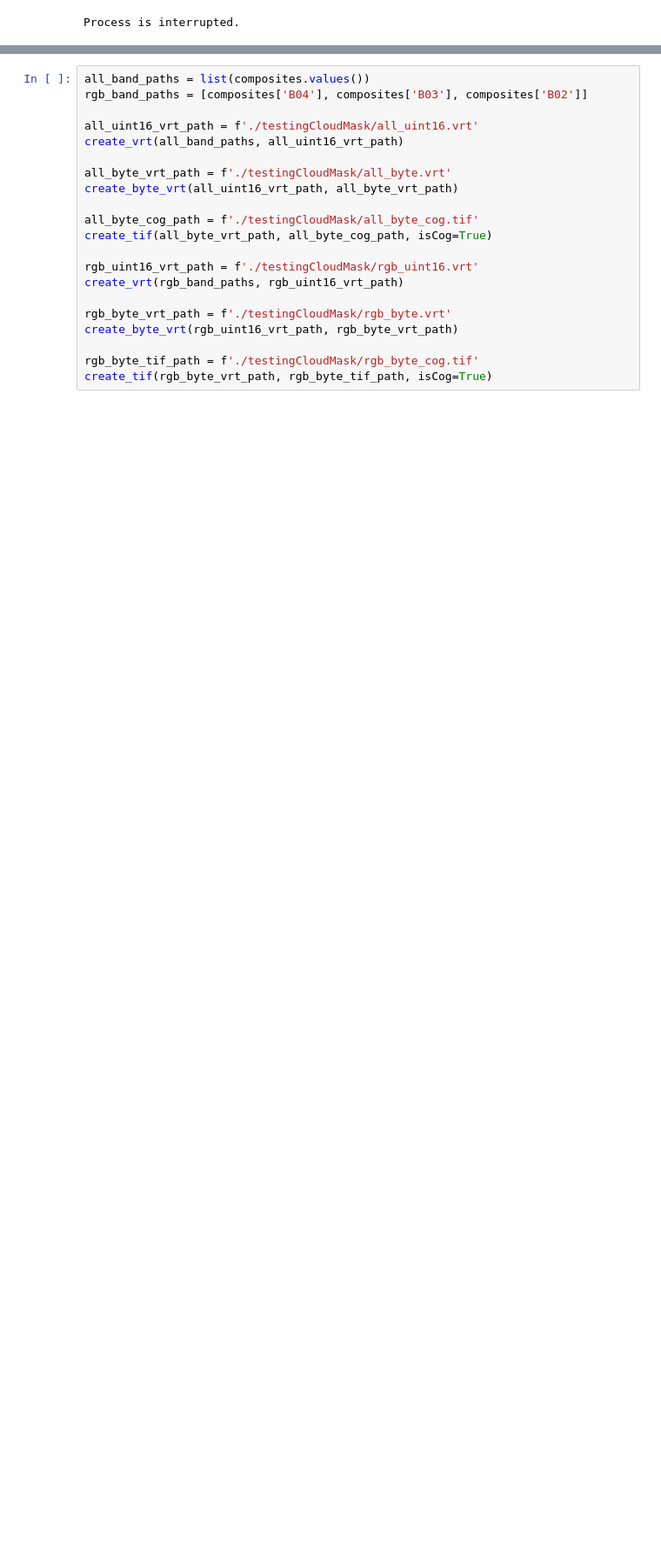
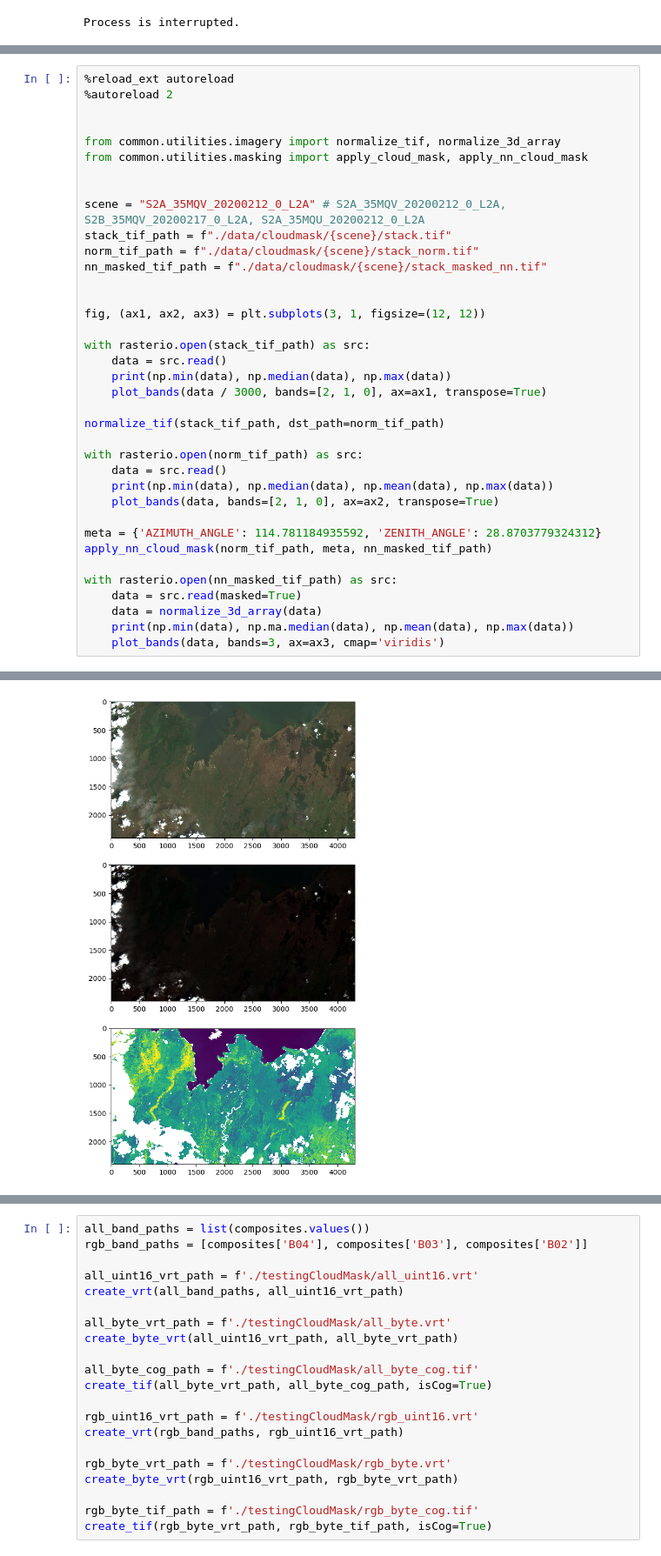
Before and after one commit to caseyslaught/smartcarte-containers, a Jupyter notebook: notebooks/src/TestingCloudMasking.ipynb, the cells around one changed output, grey strips where cells are left out. Shown at 87% size. Drawn from its saved outputs; the diff is of its cells as text; blank space fills up the shorter version.

```diff
--- a/notebooks/src/TestingCloudMasking.ipynb
+++ b/notebooks/src/TestingCloudMasking.ipynb
@@ -99,2 +98,38 @@ for scene in merged_scenes:
 # %%
+%reload_ext autoreload
+%autoreload 2
+
+
+from common.utilities.imagery import normalize_tif, normalize_3d_array
+from common.utilities.masking import apply_cloud_mask, apply_nn_cloud_mask
+
+
+scene = "S2A_35MQV_20200212_0_L2A" # S2A_35MQV_20200212_0_L2A, S2B_35MQV_20200217_0_L2A, S2A_35MQU_20200212_0_L2A
+stack_tif_path = f"./data/cloudmask/{scene}/stack.tif"
+norm_tif_path = f"./data/cloudmask/{scene}/stack_norm.tif"
+nn_masked_tif_path = f"./data/cloudmask/{scene}/stack_masked_nn.tif"
+
+
+fig, (ax1, ax2, ax3) = plt.subplots(3, 1, figsize=(12, 12))
+
+with rasterio.open(stack_tif_path) as src:
+    data = src.read()
+    print(np.min(data), np.median(data), np.max(data))
+    plot_bands(data / 3000, bands=[2, 1, 0], ax=ax1, transpose=True)
+
+normalize_tif(stack_tif_path, dst_path=norm_tif_path)
+
+with rasterio.open(norm_tif_path) as src:
+    data = src.read()
+    print(np.min(data), np.median(data), np.mean(data), np.max(data))
+    plot_bands(data, bands=[2, 1, 0], ax=ax2, transpose=True)
+
+meta = {'AZIMUTH_ANGLE': 114.781184935592, 'ZENITH_ANGLE': 28.8703779324312}
+apply_nn_cloud_mask(norm_tif_path, meta, nn_masked_tif_path)
+
+with rasterio.open(nn_masked_tif_path) as src:
+    data = src.read(masked=True)
+    data = normalize_3d_array(data)
+    print(np.min(data), np.ma.median(data), np.mean(data), np.max(data))
+    plot_bands(data, bands=3, ax=ax3, cmap='viridis')
 # %% [output]
@@ -104,2 +140,3 @@ for scene in merged_scenes:
+[figure, added]
 # %%
 import matplotlib.pyplot as plt
```
Also changed, not shown: parts of 6 cells of this notebook, 5 other files.
